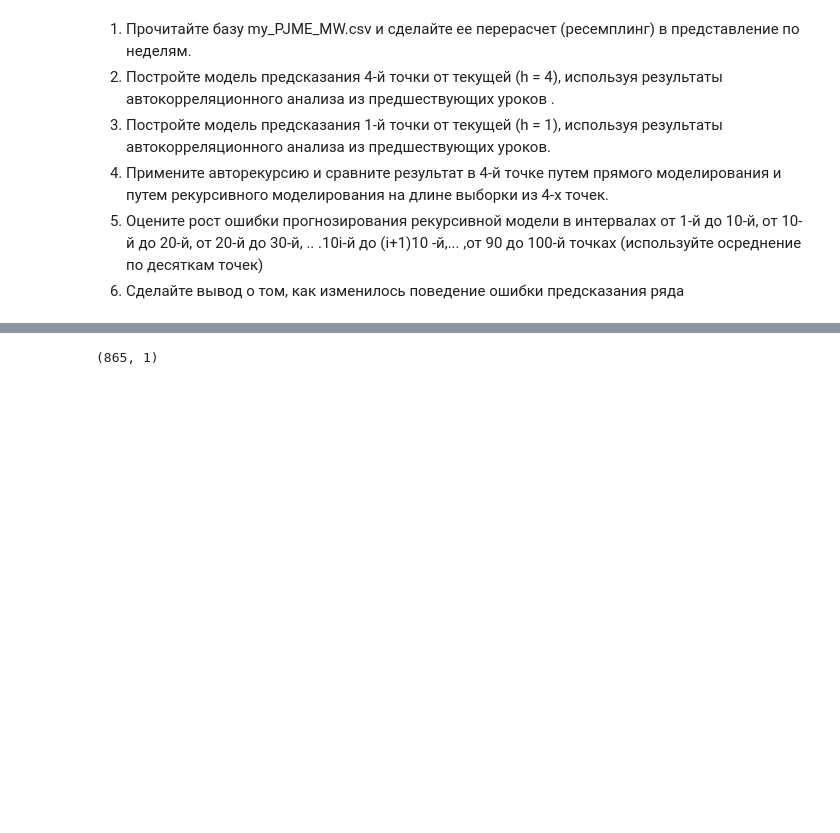
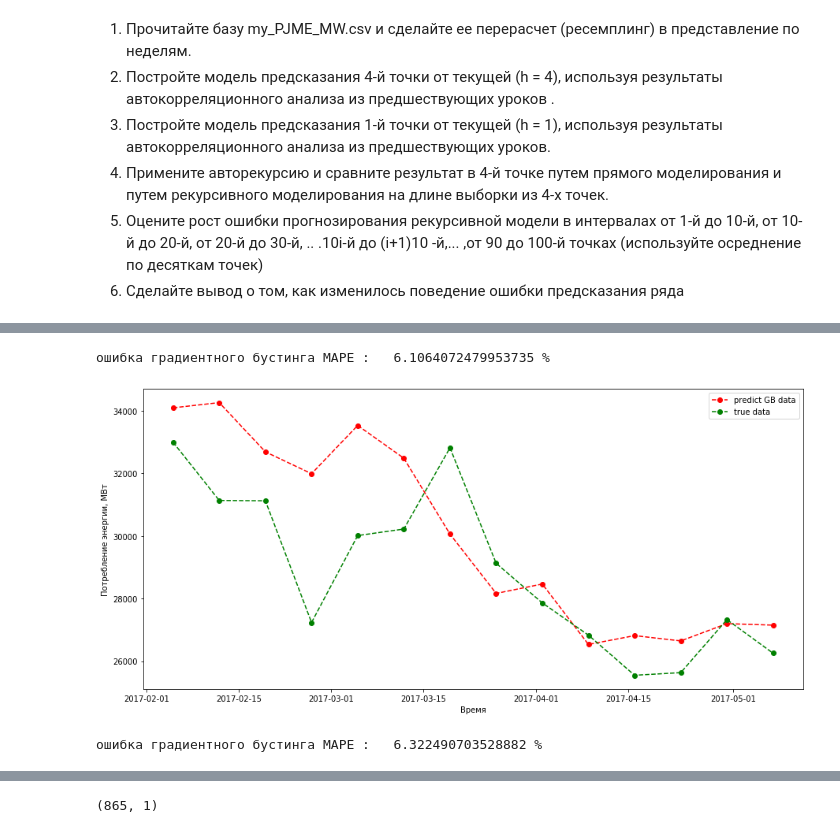
Before and after one commit to VadimGrishin/time_series, a Jupyter notebook: time_ser_less4.ipynb, the cells around one changed output, grey strips where cells are left out. Saved outputs shown, nothing was run; the diff lists cells and outputs as text; code cells hidden in the pictures; blank space fills up the shorter version.

```diff
--- a/time_ser_less4.ipynb
+++ b/time_ser_less4.ipynb
@@ -90,0 +267,28 @@ data.head()
+# %%
+er_g = mean_absolute_percentage_error(y,y_pred )
+
+print('ошибка градиентного бустинга MAPE :  ', er_g,'%')
+# %% [output]
+ошибка градиентного бустинга MAPE :   6.1064072479953735 %
+# %%
+h = 4
+y, y_pred = do_gb_predict(data, h)
+# %%
+plt.figure( figsize=( 15, 7 ))
+
+
+plt.xlabel('Время')
+plt.ylabel('Потребление энергии, МВт')
+plt.plot(test.index[p+h:70], y_pred[:70-h-p], '--or', label='predict GB data' )
+plt.plot(test.index[p+h:70], y[:70-h-p], '--og', label='true data')
+
+plt.legend()
+plt.show()
+# %% [output]
+[figure, added]
+# %%
+er_g = mean_absolute_percentage_error(y,y_pred )
+
+print('ошибка градиентного бустинга MAPE :  ', er_g,'%')
+# %% [output]
+ошибка градиентного бустинга MAPE :   6.322490703528882 %
```
Also changed, not shown: parts of 37 cells of this notebook.
